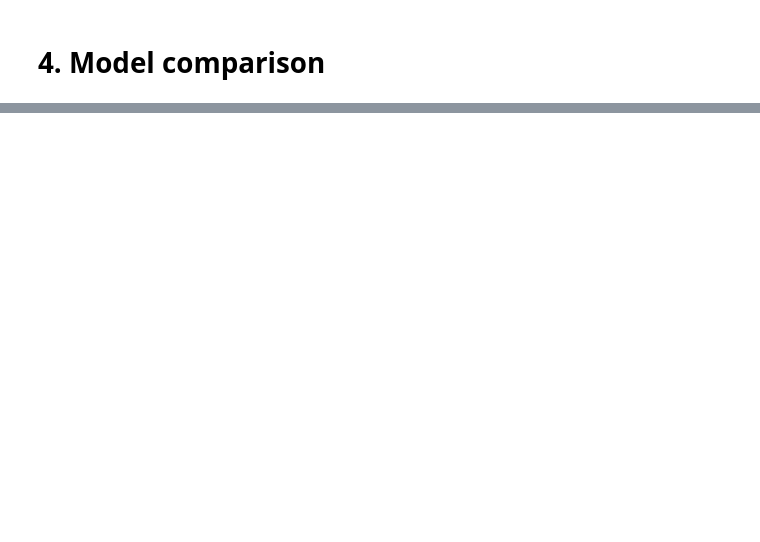
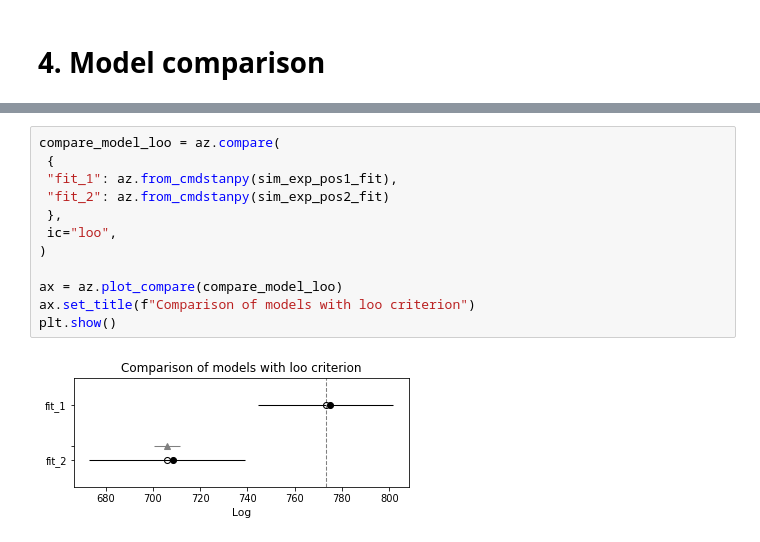
Before and after one commit to Karolina0110/DA, a Jupyter notebook: project/main_notebook.ipynb, the cells around one changed output, grey strips where cells are left out. Cells and saved outputs as stored; diff of their text form; blank space fills up the shorter version.

```diff
--- a/project/main_notebook.ipynb
+++ b/project/main_notebook.ipynb
@@ -544,0 +677,14 @@ compare_model_loo = az.compare(
+# %%
+compare_model_loo = az.compare(
+ {
+ "fit_1": az.from_cmdstanpy(sim_exp_pos1_fit),
+ "fit_2": az.from_cmdstanpy(sim_exp_pos2_fit)
+ },
+ ic="loo",
+)
+
+ax = az.plot_compare(compare_model_loo)
+ax.set_title(f"Comparison of models with loo criterion")
+plt.show()
+# %% [output]
+[figure, added]
```
Also changed, not shown: parts of 29 cells of this notebook, 28 other files.
